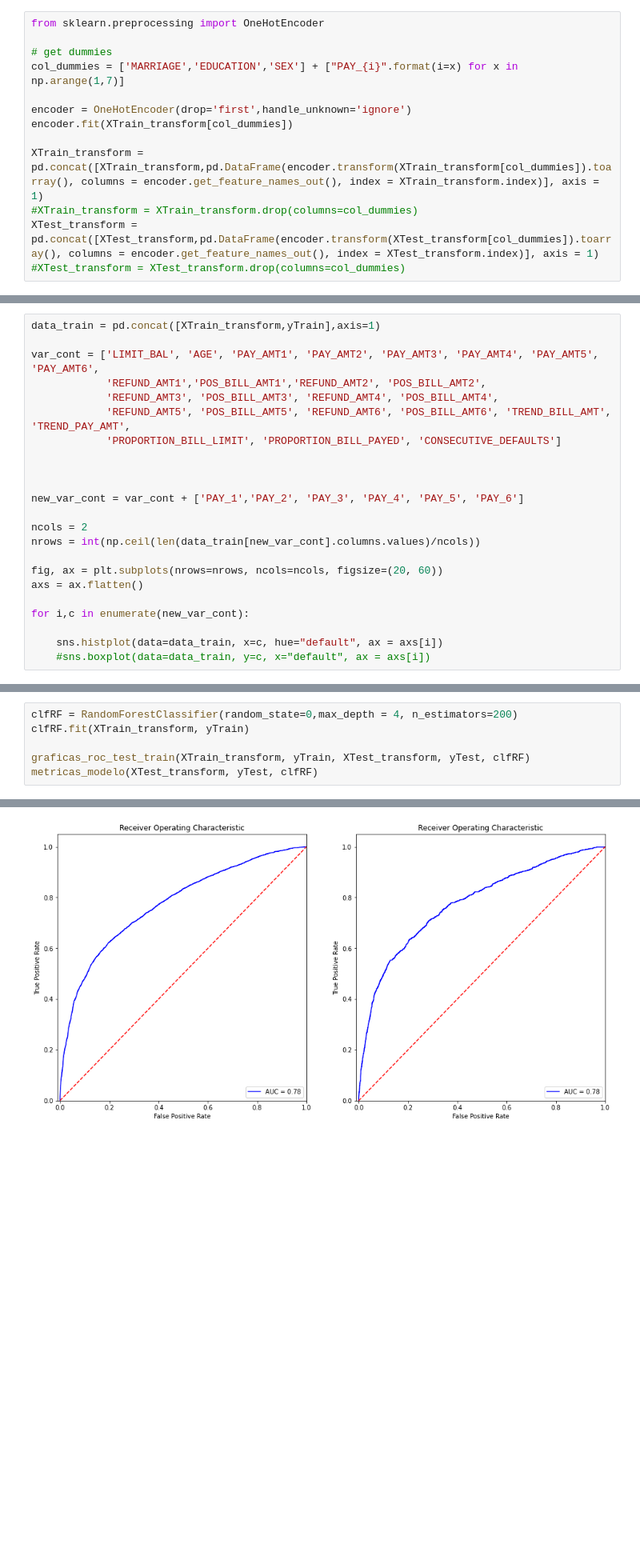
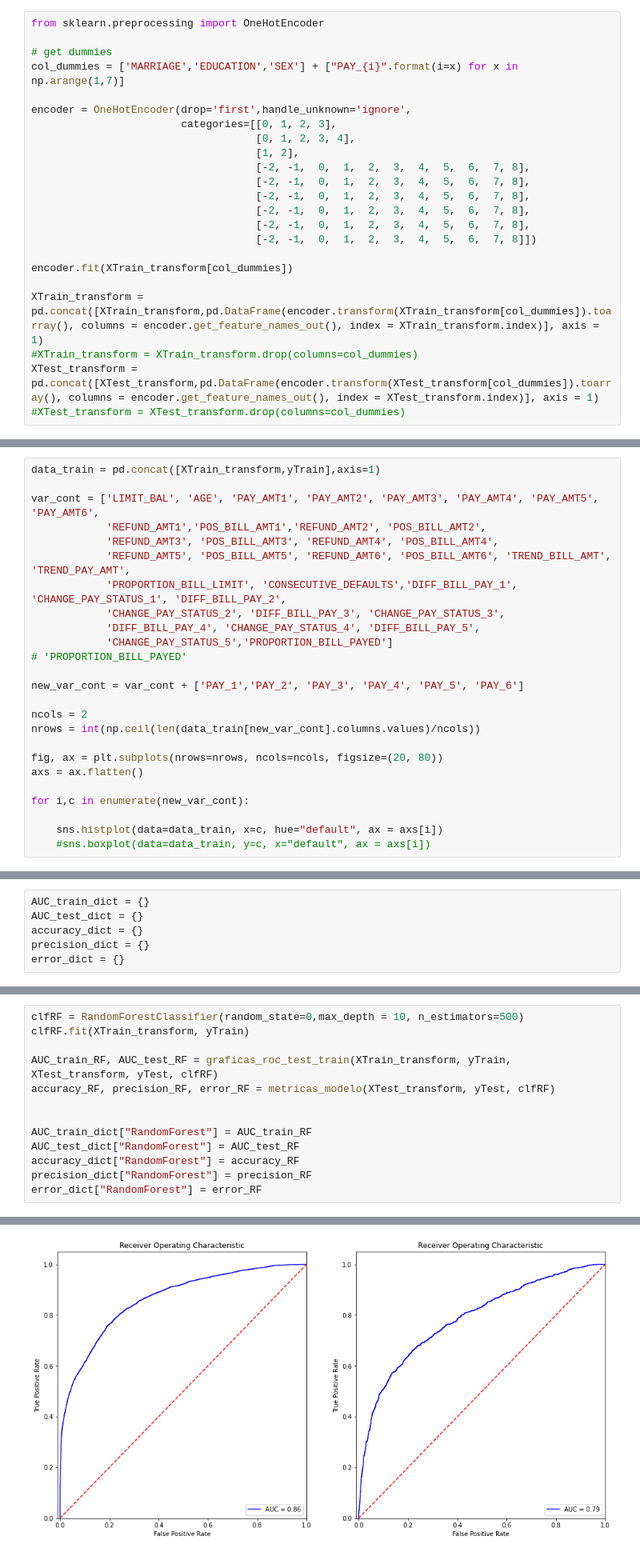
Before and after one commit to paulguz261/MIAD_20231_intro_machine_learning_grupal, a Jupyter notebook: kaggle/competencia.ipynb, the cells around one changed output, grey strips where cells are left out. Shown at 80% size. Cells and saved outputs as stored; diff of their text form; blank space fills up the shorter version.

```diff
--- a/kaggle/competencia.ipynb
+++ b/kaggle/competencia.ipynb
@@ -234,7 +295,17 @@ from sklearn.preprocessing import OneHotEncoder
 # get dummies
 col_dummies = ['MARRIAGE','EDUCATION','SEX'] + ["PAY_{i}".format(i=x) for x in np.arange(1,7)]
 
-encoder = OneHotEncoder(drop='first',handle_unknown='ignore')
+encoder = OneHotEncoder(drop='first',handle_unknown='ignore',
+                        categories=[[0, 1, 2, 3],
+                                    [0, 1, 2, 3, 4],
+                                    [1, 2],
+                                    [-2, -1,  0,  1,  2,  3,  4,  5,  6,  7, 8],
+                                    [-2, -1,  0,  1,  2,  3,  4,  5,  6,  7, 8],
+                                    [-2, -1,  0,  1,  2,  3,  4,  5,  6,  7, 8],
+                                    [-2, -1,  0,  1,  2,  3,  4,  5,  6,  7, 8],
+                                    [-2, -1,  0,  1,  2,  3,  4,  5,  6,  7, 8],
+                                    [-2, -1,  0,  1,  2,  3,  4,  5,  6,  7, 8]])
+
 encoder.fit(XTrain_transform[col_dummies])
 
 XTrain_transform = pd.concat([XTrain_transform,pd.DataFrame(encoder.transform(XTrain_transform[col_dummies]).toarray(), columns = encoder.get_feature_names_out(), index = XTrain_transform.index)], axis = 1)
@@ -248,16 +322,18 @@ var_cont = ['LIMIT_BAL', 'AGE', 'PAY_AMT1', 'PAY_AMT2', 'PAY_AMT3', 'PAY_AMT4',
             'REFUND_AMT1','POS_BILL_AMT1','REFUND_AMT2', 'POS_BILL_AMT2',
             'REFUND_AMT3', 'POS_BILL_AMT3', 'REFUND_AMT4', 'POS_BILL_AMT4',
             'REFUND_AMT5', 'POS_BILL_AMT5', 'REFUND_AMT6', 'POS_BILL_AMT6', 'TREND_BILL_AMT', 'TREND_PAY_AMT',
-            'PROPORTION_BILL_LIMIT', 'PROPORTION_BILL_PAYED', 'CONSECUTIVE_DEFAULTS']
-
-
+            'PROPORTION_BILL_LIMIT', 'CONSECUTIVE_DEFAULTS','DIFF_BILL_PAY_1', 'CHANGE_PAY_STATUS_1', 'DIFF_BILL_PAY_2',
+            'CHANGE_PAY_STATUS_2', 'DIFF_BILL_PAY_3', 'CHANGE_PAY_STATUS_3',
+            'DIFF_BILL_PAY_4', 'CHANGE_PAY_STATUS_4', 'DIFF_BILL_PAY_5',
+            'CHANGE_PAY_STATUS_5','PROPORTION_BILL_PAYED']
+# 'PROPORTION_BILL_PAYED'
 
 new_var_cont = var_cont + ['PAY_1','PAY_2', 'PAY_3', 'PAY_4', 'PAY_5', 'PAY_6']
 
 ncols = 2
 nrows = int(np.ceil(len(data_train[new_var_cont].columns.values)/ncols))
 
-fig, ax = plt.subplots(nrows=nrows, ncols=ncols, figsize=(20, 60))
+fig, ax = plt.subplots(nrows=nrows, ncols=ncols, figsize=(20, 80))
 axs = ax.flatten()
 
 for i,c in enumerate(new_var_cont):
@@ -559,0 +504,6 @@ ax.set_xticklabels(ejeX, rotation = 90)
+# %%
+AUC_train_dict = {}
+AUC_test_dict = {}
+accuracy_dict = {}
+precision_dict = {}
+error_dict = {}
@@ -562,7 +529,14 @@ ax.set_xticklabels(ejeX, rotation = 90)
 # %%
-clfRF = RandomForestClassifier(random_state=0,max_depth = 4, n_estimators=200)
+clfRF = RandomForestClassifier(random_state=0,max_depth = 10, n_estimators=500)
 clfRF.fit(XTrain_transform, yTrain)
 
-graficas_roc_test_train(XTrain_transform, yTrain, XTest_transform, yTest, clfRF)
-metricas_modelo(XTest_transform, yTest, clfRF)
+AUC_train_RF, AUC_test_RF = graficas_roc_test_train(XTrain_transform, yTrain, XTest_transform, yTest, clfRF)
+accuracy_RF, precision_RF, error_RF = metricas_modelo(XTest_transform, yTest, clfRF)
+
+
+AUC_train_dict["RandomForest"] = AUC_train_RF
+AUC_test_dict["RandomForest"] = AUC_test_RF
+accuracy_dict["RandomForest"] = accuracy_RF
+precision_dict["RandomForest"] = precision_RF
+error_dict["RandomForest"] = error_RF
 # %% [output]
@@ -575 +550 @@ precision : 0.681640625
-[figure, old version]
+[figure, new version]
```
Also changed, not shown: parts of 97 cells of this notebook, 11 other files.
